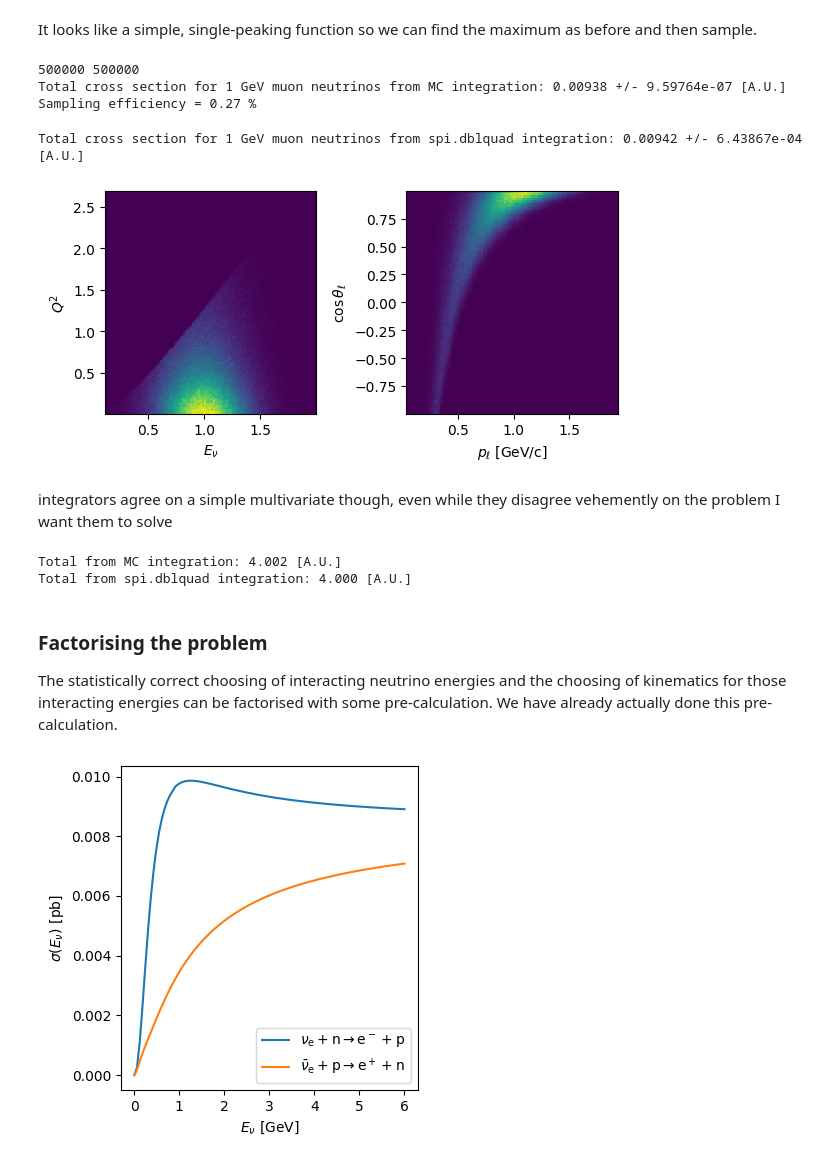
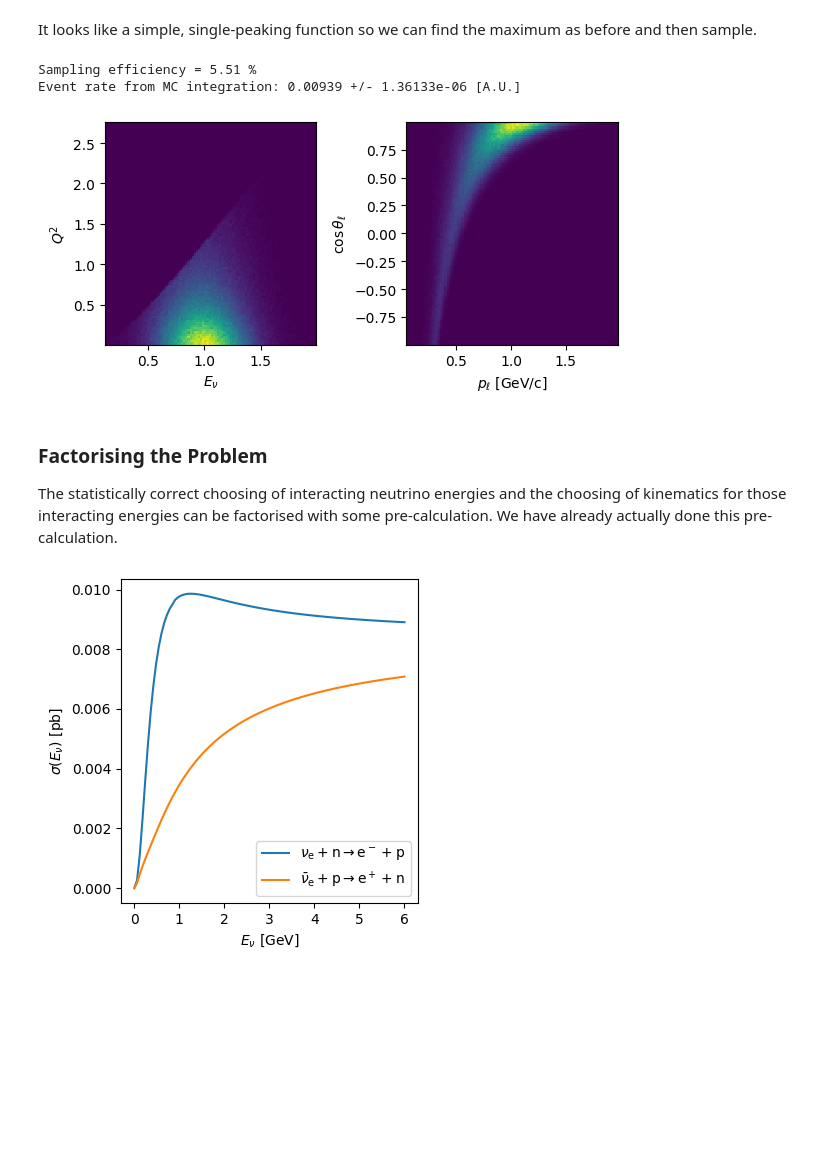
Before and after one commit to luketpickering/JupyNuGen, a Jupyter notebook: JupyNuGen.ipynb, the cells around one changed output. Cells and saved outputs as stored; diff of their text form; code cells hidden in the pictures; blank space fills up the shorter version.

```diff
--- a/JupyNuGen.ipynb
+++ b/JupyNuGen.ipynb
@@ -1187,9 +1237,9 @@ lets look at the function in 2D to get some intuition about its shape. First, le
 # %%
-def MakeToyGausFluxXS(flux_mean, flux_width, nupid):
+def MakeEventRateGausFlux(flux_mean, flux_width, nupid):
     enu_dist = norm(flux_mean, flux_width).pdf
-    def ToyGausFluxXS(enu, Q2):
+    def EventRateGausFlux(enu, Q2):
         return LSQEDSigmaDQ2Physical_pb(enu, Q2, nupid) * enu_dist(enu)
-    return ToyGausFluxXS
+    return EventRateGausFlux
 # %% [markdown]
 then we can draw the function surface and see what we're dealing with
 # %%
@@ -1222,63 +1268,43 @@ It looks like a simple, single-peaking function so we can find the maximum as be
 # %%
 nupid = 14
 
-evrate = MakeToyGausFluxXS(1, 0.25, 14)
+evrate = MakeEventRateGausFlux(1, 0.25, 14)
 
-q2r = AllowedQ2Range(2, nupid)
+# remember that we have to use the Q2 range of the highest energy we are
+# sampling to ensure that the sample volume is hyper-rectangular
+enur = (0,2)
+q2r = AllowedQ2Range(enur[1], nupid)
 
-result = opt.differential_evolution(lambda x: -evrate(*x), [(0,2), q2r])
-max_func_val = -result.fun * 2
+result = opt.differential_evolution(lambda x: -evrate(*x), [enur, q2r])
+max_func_val = -result.fun
+
+nsamples = 500000
 
 EnuSamples, Q2Samples, sigint, error, ntries = \
-    rejsample2D(evrate, (0,2), q2r, (0, max_func_val), 500000, 100000)
+    rejsample(evrate, [enur, q2r], (0, max_func_val), nsamples, int(nsamples/20))
 
 events = PhysicalKinematicsBlob(EnuSamples, Q2Samples, nupid)
-
-print(len(events.physical), events.physical.sum())
 
 fig, (ax1,ax2) = plt.subplots(1,2, figsize=(6,3))
 
 ax1.hist2d(EnuSamples, Q2Samples, bins=100)
 ax1.set_ylabel(r"$Q^2$")
 ax1.set_xlabel(r"$E_\nu$")
 
 ax2.hist2d(events.plep[events.physical], events.lepct[events.physical], bins=100)
 ax2.set_ylabel(r"$\cos{\theta_\ell}$")
 ax2.set_xlabel(r"$p_\ell$ [GeV/c]")
 
 fig.show()
 
-print("Total cross section for 1 GeV muon neutrinos from MC integration: %.5f +/- %.5e [A.U.]" % (sigint, error))
-print("Sampling efficiency = %.2f %%" % (100 * 50000/ntries))
-
-dblquadi, errori = spi.dblquad(lambda Q2, E_nu_GeV: LSQEDSigmaDQ2Physical_pb(E_nu_GeV, Q2, nupid)* enu_dist(E_nu_GeV), 0, 2,
-            lambda E_nu_GeV: AllowedQ2Range(E_nu_GeV, nupid)[0],
-            lambda E_nu_GeV: AllowedQ2Range(E_nu_GeV, nupid)[1], epsabs=1e-3, epsrel=1e-3)
-
-print("Total cross section for 1 GeV muon neutrinos from spi.dblquad integration: %.5f +/- %.5e [A.U.]" % (dblquadi, errori))
+print("Sampling efficiency = %.2f %%" % (100 * nsamples/ntries))
+print("Event rate from MC integration: %.5f +/- %.5e [A.U.]" % (sigint, error))
 # %% [output]
-500000 500000
-Total cross section for 1 GeV muon neutrinos from MC integration: 0.00938 +/- 9.59764e-07 [A.U.]
-Sampling efficiency = 0.27 %
+Sampling efficiency = 5.51 %
+Event rate from MC integration: 0.00939 +/- 1.36133e-06 [A.U.]
-Total cross section for 1 GeV muon neutrinos from spi.dblquad integration: 0.00942 +/- 6.43867e-04 [A.U.]
-[figure, old version]
+[figure, new version]
-# %% [markdown]
-integrators agree on a simple multivariate though, even while they disagree vehemently on the problem I want them to solve
-# %%
-_, _, sigint, ntries = \
-    rejsample2D(lambda x, y: np.sin(x) * np.sin(y), (0,pi),(0,pi), (0,1), 500000, 100000)
-print("Total from MC integration: %.3f [A.U.]" % sigint)
-
-dblquadi = spi.dblquad(lambda x, y: np.sin(x) * np.sin(y), 0, pi,
-            lambda x: 0,
-            lambda x: pi)[0]
-
-print("Total from spi.dblquad integration: %.3f [A.U.]" % dblquadi)
-# %% [output]
-Total from MC integration: 4.002 [A.U.]
-Total from spi.dblquad integration: 4.000 [A.U.]
 # %% [markdown]
-### Factorising the problem
+### Factorising the Problem
 
 The statistically correct choosing of interacting neutrino energies and the choosing of kinematics for those interacting energies can be factorised with some pre-calculation. We have already actually done this pre-calculation.
 # %%
```
Also changed, not shown: parts of 40 cells of this notebook.
